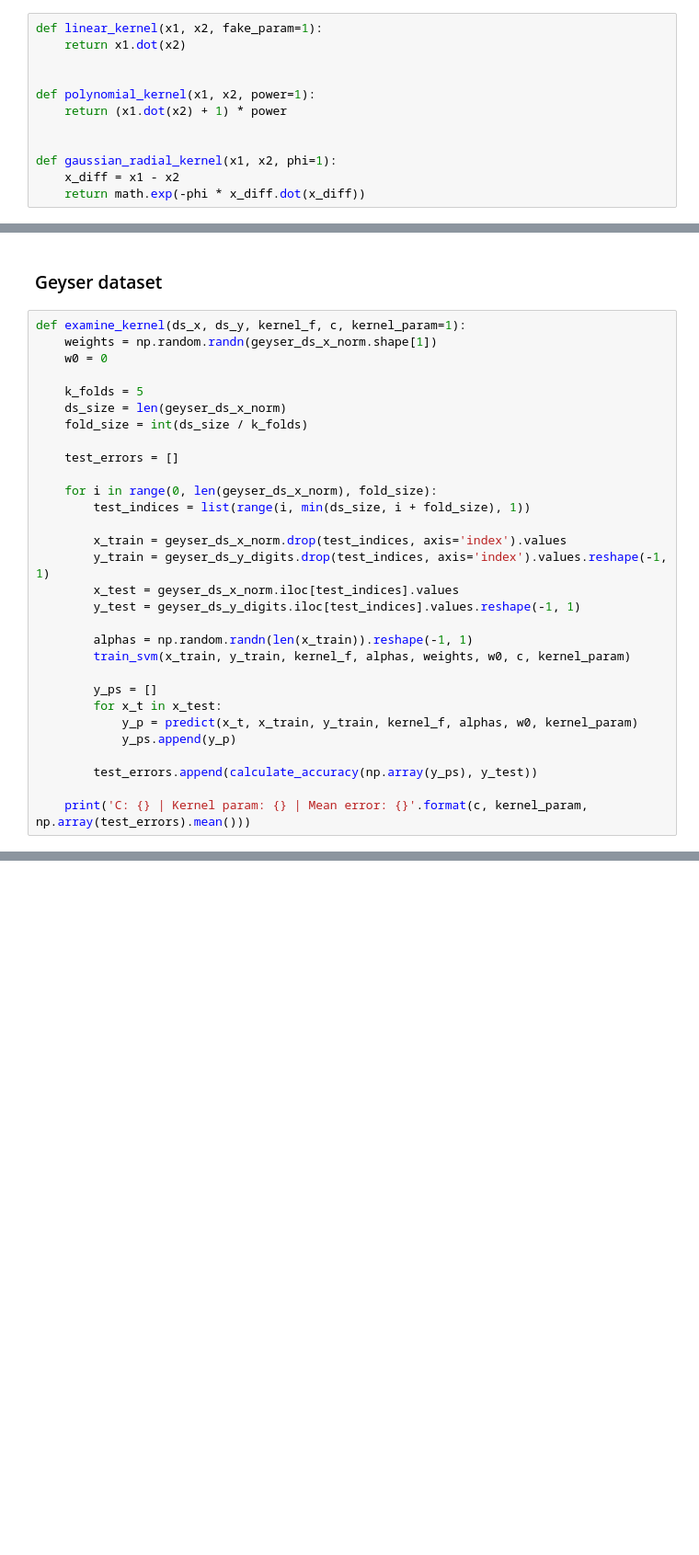
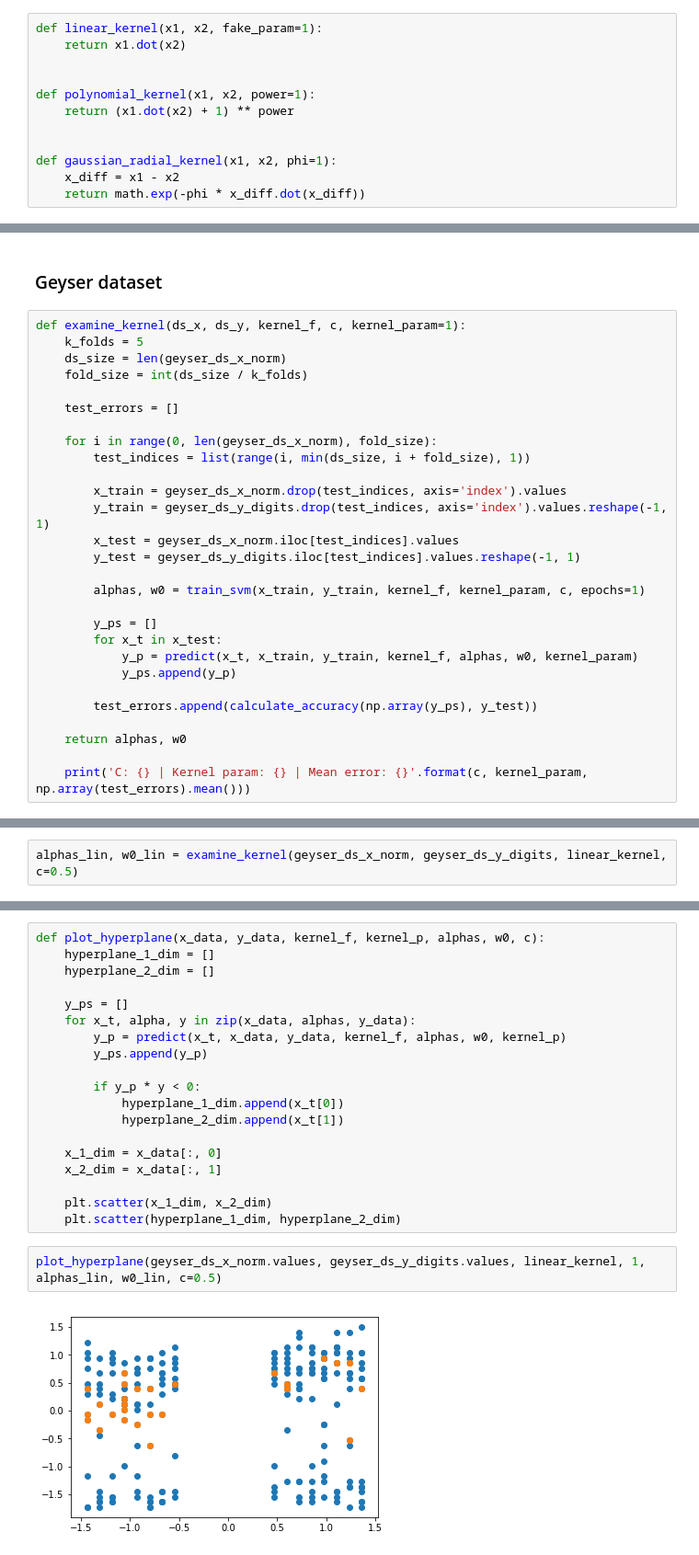
Before and after one commit to artvopilov/itmo_ml_labs, a Jupyter notebook: jupyter_notebooks/svm.ipynb, the cells around one changed output, grey strips where cells are left out. Shown at 92% size. Drawn from its saved outputs; the diff is of its cells as text; blank space fills up the shorter version.

```diff
--- a/jupyter_notebooks/svm.ipynb
+++ b/jupyter_notebooks/svm.ipynb
@@ -226,7 +391,7 @@ def linear_kernel(x1, x2, fake_param=1):
 
 
 def polynomial_kernel(x1, x2, power=1):
-    return (x1.dot(x2) + 1) * power
+    return (x1.dot(x2) + 1) ** power
 
 
 def gaussian_radial_kernel(x1, x2, phi=1):
@@ -241,9 +406,6 @@ def calculate_accuracy(y_predicted, y_test):
 ### Geyser dataset
 # %%
 def examine_kernel(ds_x, ds_y, kernel_f, c, kernel_param=1):
-    weights = np.random.randn(geyser_ds_x_norm.shape[1])
-    w0 = 0
-
     k_folds = 5
     ds_size = len(geyser_ds_x_norm)
     fold_size = int(ds_size / k_folds)
@@ -258,8 +420,7 @@ def examine_kernel(ds_x, ds_y, kernel_f, c, kernel_param=1):
         x_test = geyser_ds_x_norm.iloc[test_indices].values
         y_test = geyser_ds_y_digits.iloc[test_indices].values.reshape(-1, 1)
 
-        alphas = np.random.randn(len(x_train)).reshape(-1, 1)
-        train_svm(x_train, y_train, kernel_f, alphas, weights, w0, c, kernel_param)
+        alphas, w0 = train_svm(x_train, y_train, kernel_f, kernel_param, c, epochs=1)
 
         y_ps = []
         for x_t in x_test:
@@ -268,6 +429,8 @@ def examine_kernel(ds_x, ds_y, kernel_f, c, kernel_param=1):
 
         test_errors.append(calculate_accuracy(np.array(y_ps), y_test))
 
+    return alphas, w0
+
     print('C: {} | Kernel param: {} | Mean error: {}'.format(c, kernel_param, np.array(test_errors).mean()))
 # %%
 cs = [0.05, 0.1, 0.5, 1.0, 5.0, 10.0, 50.0, 100.0]
@@ -332,0 +498,2 @@ C: 100.0 | Kernel param: 5 | Mean error: 0.9053030303030303
+# %%
+alphas_lin, w0_lin = examine_kernel(geyser_ds_x_norm, geyser_ds_y_digits, linear_kernel, c=0.5)
@@ -332,0 +506,23 @@ C: 100.0 | Kernel param: 5 | Mean error: 0.9053030303030303
+# %%
+def plot_hyperplane(x_data, y_data, kernel_f, kernel_p, alphas, w0, c):
+    hyperplane_1_dim = []
+    hyperplane_2_dim = []
+
+    y_ps = []
+    for x_t, alpha, y in zip(x_data, alphas, y_data):
+        y_p = predict(x_t, x_data, y_data, kernel_f, alphas, w0, kernel_p)
+        y_ps.append(y_p)
+
+        if y_p * y < 0:
+            hyperplane_1_dim.append(x_t[0])
+            hyperplane_2_dim.append(x_t[1])
+
+    x_1_dim = x_data[:, 0]
+    x_2_dim = x_data[:, 1]
+
+    plt.scatter(x_1_dim, x_2_dim)
+    plt.scatter(hyperplane_1_dim, hyperplane_2_dim)
+# %%
+plot_hyperplane(geyser_ds_x_norm.values, geyser_ds_y_digits.values, linear_kernel, 1, alphas_lin, w0_lin, c=0.5)
+# %% [output]
+[figure, added]
```
Also changed, not shown: parts of 12 cells of this notebook.
